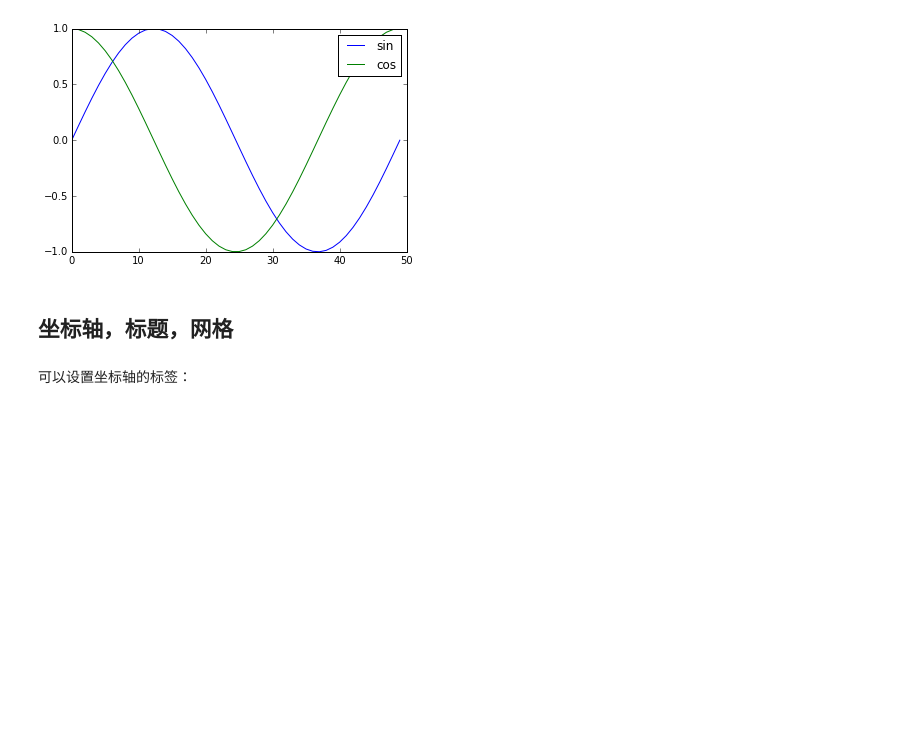
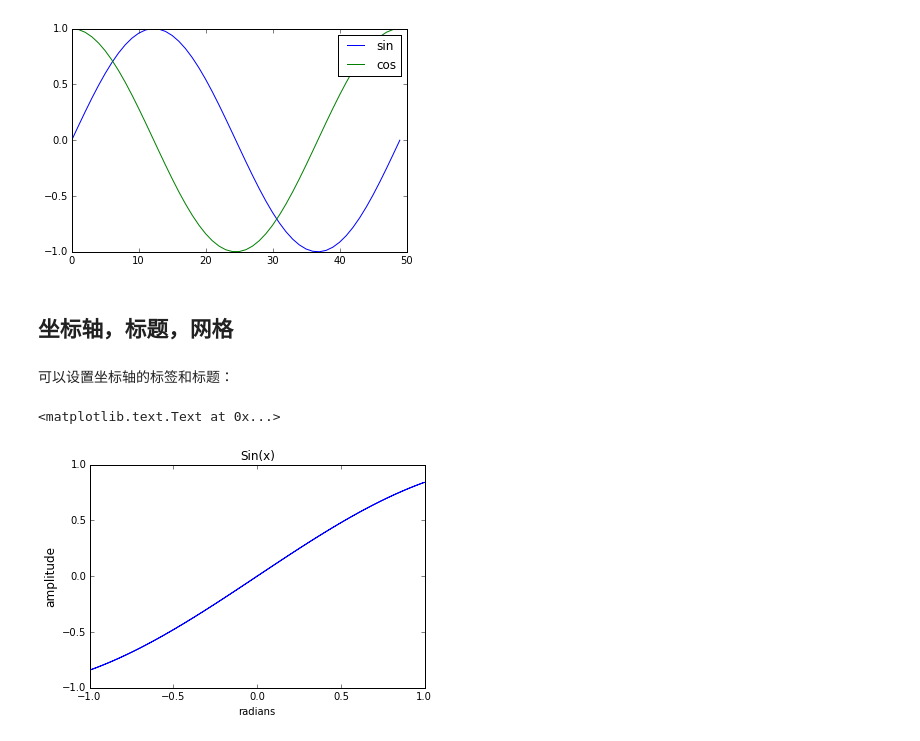
Before and after one commit to xiangliTHU/python-tutorial, a Jupyter notebook: 3. numpy/3.2 matplotlib basics.ipynb, the cells around one changed output. Cells and saved outputs as stored; diff of their text form; code cells hidden in the pictures; blank space fills up the shorter version.

```diff
--- a/3. numpy/3.2 matplotlib basics.ipynb
+++ b/3. numpy/3.2 matplotlib basics.ipynb
@@ -168,5 +170,14 @@ legend(['sin', 'cos'])
 [figure]
 # %% [markdown]
 ## 坐标轴，标题，网格
-# %% [markdown]
-可以设置坐标轴的标签：
+# %% [markdown]
+可以设置坐标轴的标签和标题：
+# %%
+plot(x, sin(x))
+xlabel('radians')
+# 可以设置字体大小
+ylabel('amplitude', fontsize='large')
+title('Sin(x)')
+# %% [output]
+<matplotlib.text.Text at 0x...>
+[figure, added]
```
Also changed, not shown: parts of 28 cells of this notebook.
